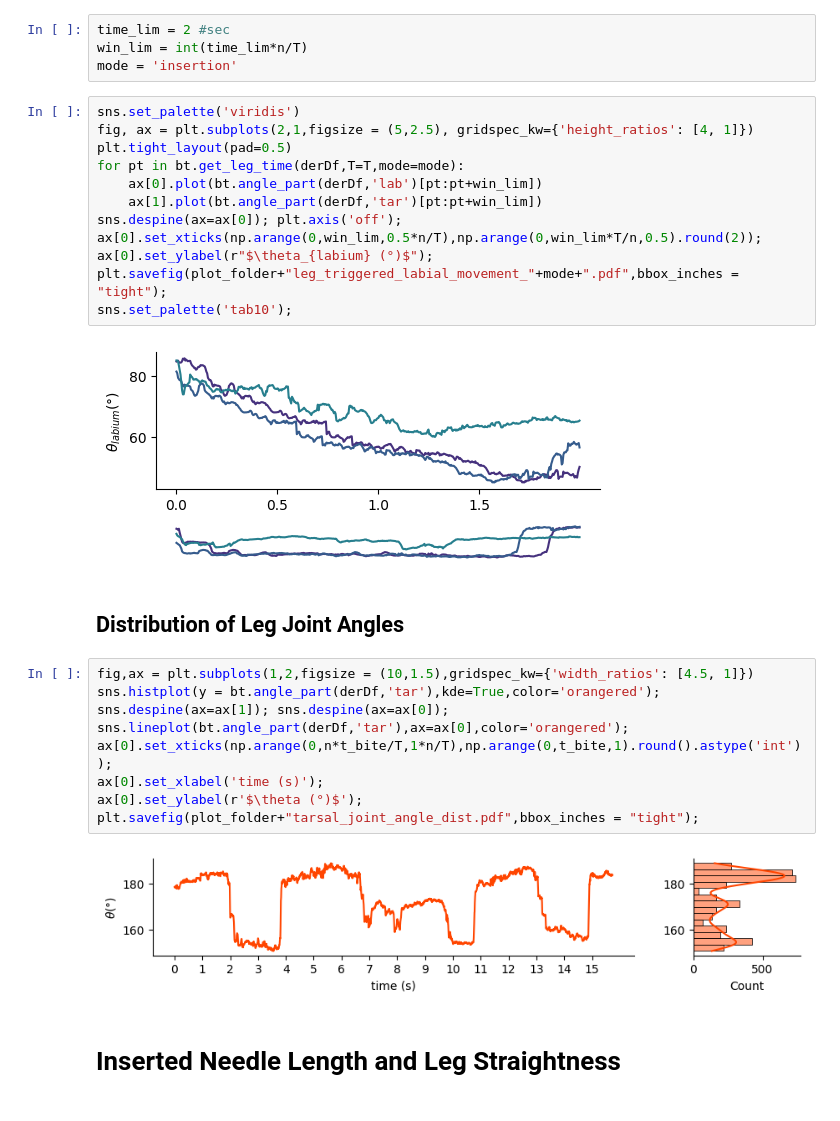
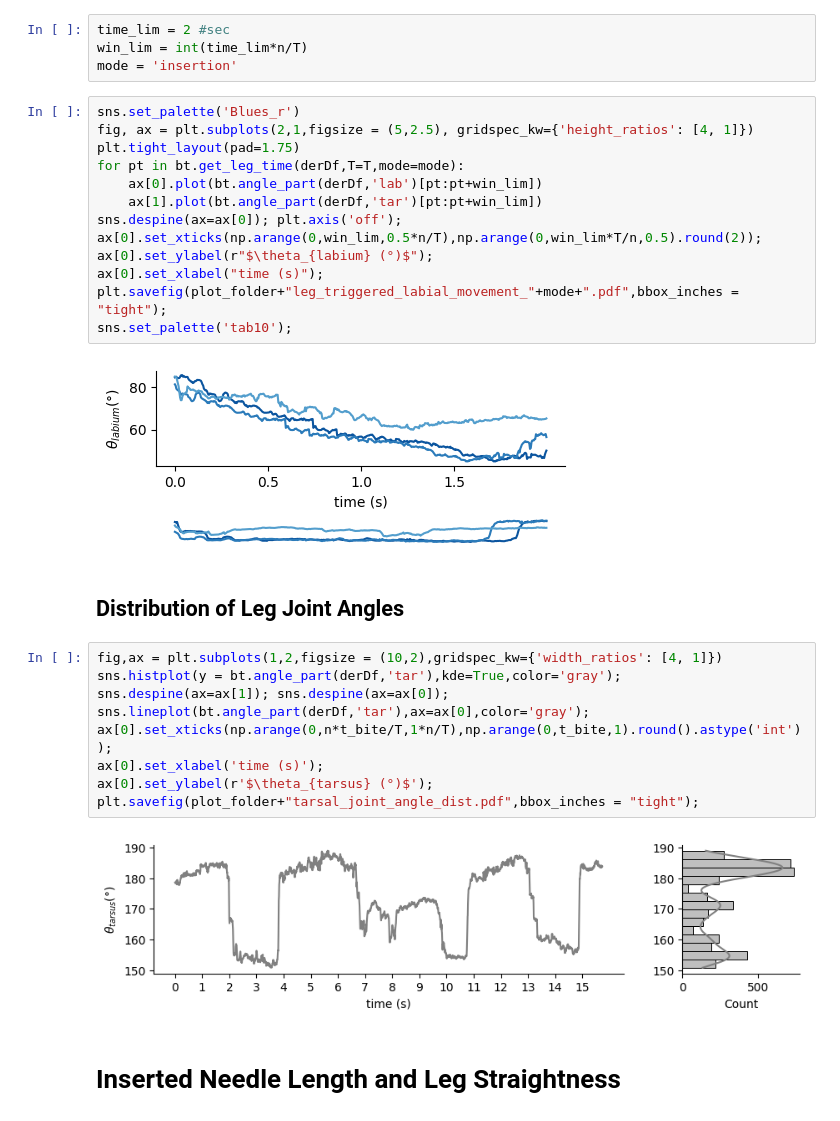
Before and after one commit to shivChitinous/bite-tracks, a Jupyter notebook: biteAnalysis.ipynb, the cells around one changed output. Drawn from its saved outputs; the diff is of its cells as text.

```diff
--- a/biteAnalysis.ipynb
+++ b/biteAnalysis.ipynb
@@ -155,32 +154,33 @@ time_lim = 2 #sec
 win_lim = int(time_lim*n/T)
 mode = 'insertion'
 # %%
-sns.set_palette('viridis')
+sns.set_palette('Blues_r')
 fig, ax = plt.subplots(2,1,figsize = (5,2.5), gridspec_kw={'height_ratios': [4, 1]})
-plt.tight_layout(pad=0.5)
+plt.tight_layout(pad=1.75)
 for pt in bt.get_leg_time(derDf,T=T,mode=mode):
     ax[0].plot(bt.angle_part(derDf,'lab')[pt:pt+win_lim])
     ax[1].plot(bt.angle_part(derDf,'tar')[pt:pt+win_lim])
 sns.despine(ax=ax[0]); plt.axis('off');
 ax[0].set_xticks(np.arange(0,win_lim,0.5*n/T),np.arange(0,win_lim*T/n,0.5).round(2));
 ax[0].set_ylabel(r"$\theta_{labium} (°)$");
+ax[0].set_xlabel("time (s)");
 plt.savefig(plot_folder+"leg_triggered_labial_movement_"+mode+".pdf",bbox_inches = "tight");
 sns.set_palette('tab10');
 # %% [output]
-[figure, old version]
+[figure, new version]
 # %% [markdown]
 ## Distribution of Leg Joint Angles
 # %%
-fig,ax = plt.subplots(1,2,figsize = (10,1.5),gridspec_kw={'width_ratios': [4.5, 1]})
-sns.histplot(y = bt.angle_part(derDf,'tar'),kde=True,color='orangered');
+fig,ax = plt.subplots(1,2,figsize = (10,2),gridspec_kw={'width_ratios': [4, 1]})
+sns.histplot(y = bt.angle_part(derDf,'tar'),kde=True,color='gray');
 sns.despine(ax=ax[1]); sns.despine(ax=ax[0]);
-sns.lineplot(bt.angle_part(derDf,'tar'),ax=ax[0],color='orangered');
+sns.lineplot(bt.angle_part(derDf,'tar'),ax=ax[0],color='gray');
 ax[0].set_xticks(np.arange(0,n*t_bite/T,1*n/T),np.arange(0,t_bite,1).round().astype('int'));
 ax[0].set_xlabel('time (s)');
-ax[0].set_ylabel(r'$\theta (°)$');
+ax[0].set_ylabel(r'$\theta_{tarsus} (°)$');
 plt.savefig(plot_folder+"tarsal_joint_angle_dist.pdf",bbox_inches = "tight");
 # %% [output]
-[figure, old version]
+[figure, new version]
 # %% [markdown]
 # Inserted Needle Length and Leg Straightness
 # %%
```
Also changed, not shown: parts of 8 cells of this notebook, 15 other files.
